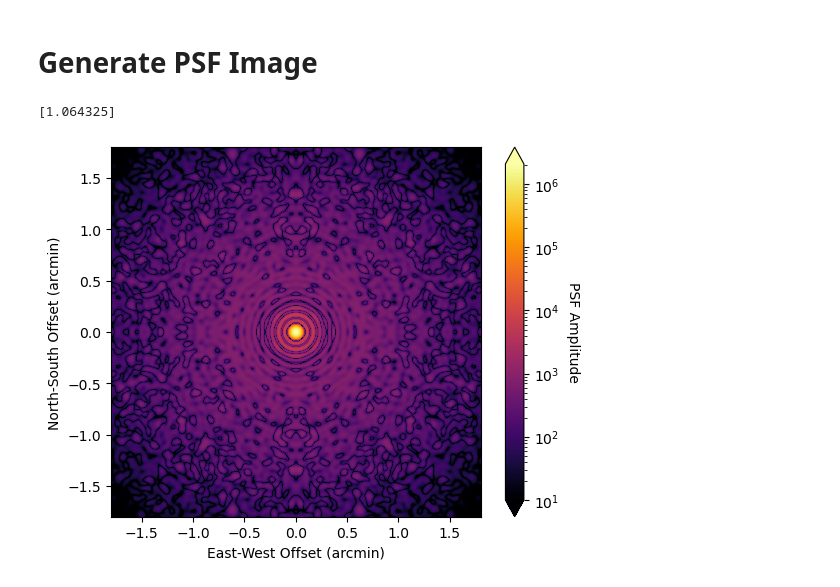
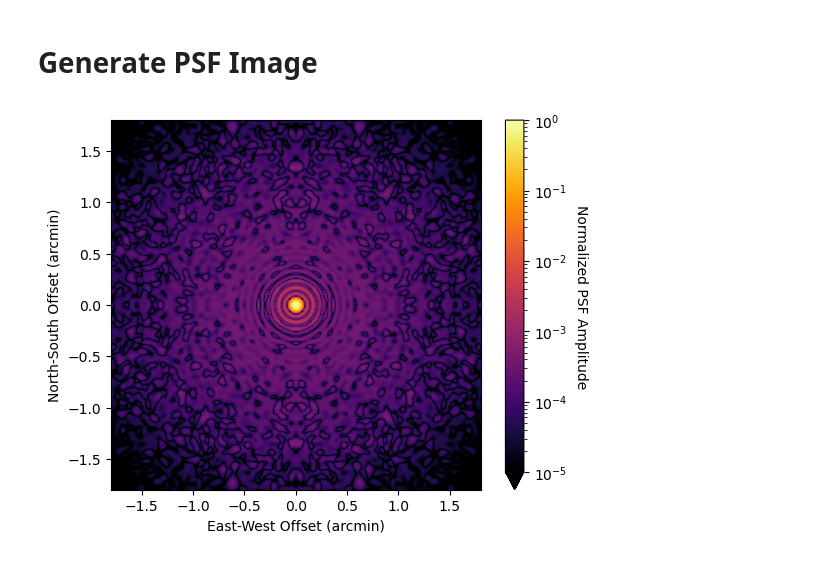
Before and after one commit to rlbyrne/PSsensitivity, a Jupyter notebook: plot_DSA2000_sensitivity.ipynb, the cells around one changed output. Drawn from its saved outputs; the diff is of its cells as text; code cells hidden in the pictures.

```diff
--- a/plot_DSA2000_sensitivity.ipynb
+++ b/plot_DSA2000_sensitivity.ipynb
@@ -891,37 +958,33 @@ with open("simulation_outputs/psf.npy", "rb") as f:
     ew_axis = np.load(f)
     ns_axis = np.load(f)
 f.close()
-# %%
-print(frequencies/1e9)
-# %% [output]
-[1.064325]
 # %%
 image_extent_arcmin = .03*60.0
 fig, ax = plt.subplots()
 use_cmap = cm.get_cmap("inferno").copy()
 cax = ax.imshow(
-    np.abs(psf[0,:,:]),
+    np.abs(psf[0,:,:])/np.max(np.abs(psf[0,:,:])),
     origin="lower",
     interpolation="none",
     extent=[
         np.min(ew_axis*60),
         np.max(ew_axis*60),
         np.min(ns_axis*60),
         np.max(ns_axis*60)
     ],
-    vmin=10,
-    vmax=np.max(psf),
+    vmin=1e-5,
+    vmax=1,
     cmap=use_cmap,
     norm="log",
     aspect=1.,
 )
 ax.set_xlabel("East-West Offset (arcmin)")
 ax.set_ylabel("North-South Offset (arcmin)")
 ax.set_xlim([-image_extent_arcmin, image_extent_arcmin])
 ax.set_ylim([-image_extent_arcmin, image_extent_arcmin])
-cbar = fig.colorbar(cax, extend="both")
-cbar.set_label("PSF Amplitude", rotation=270, labelpad=15)
+cbar = fig.colorbar(cax, extend="min")
+cbar.set_label("Normalized PSF Amplitude", rotation=270, labelpad=15)
 plt.savefig("plots/psf.png", dpi=600)
 plt.show()
 # %% [output]
-[figure, old version]
+[figure, new version]
```
Also changed, not shown: parts of 13 cells of this notebook, 7 other files.
